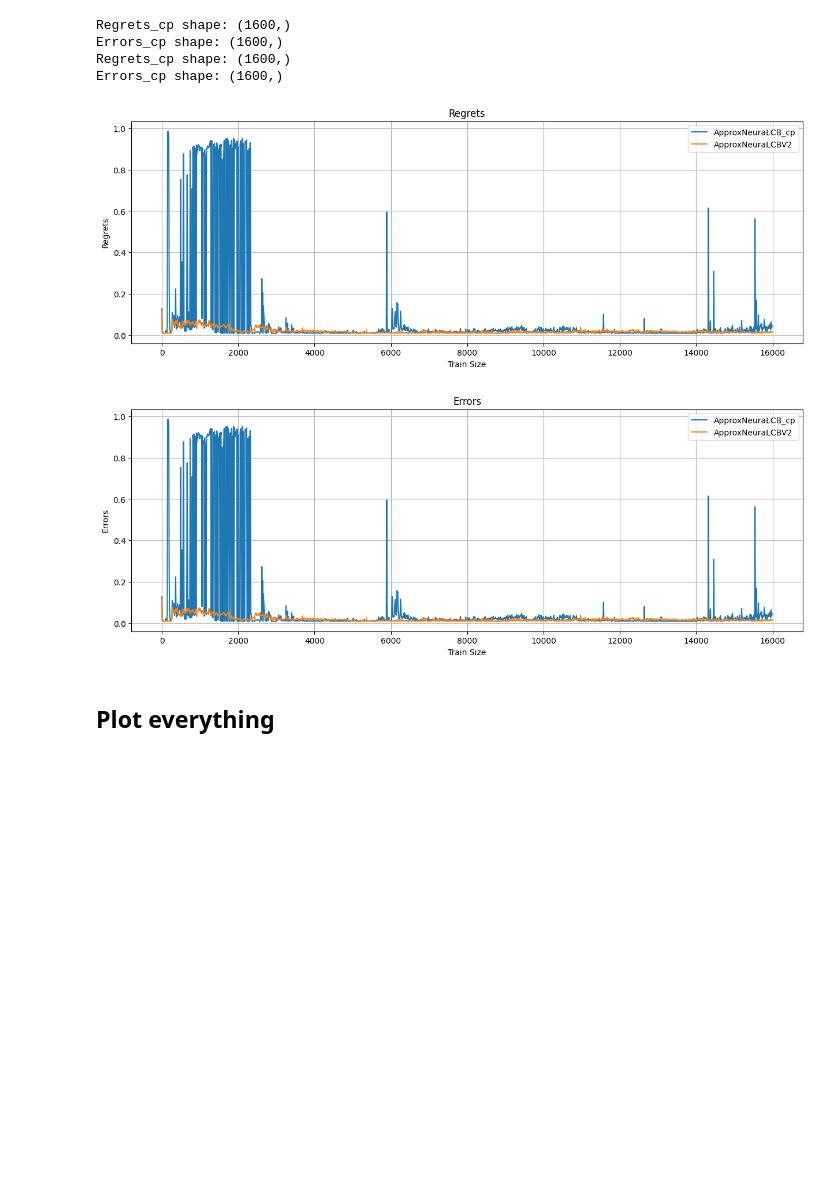
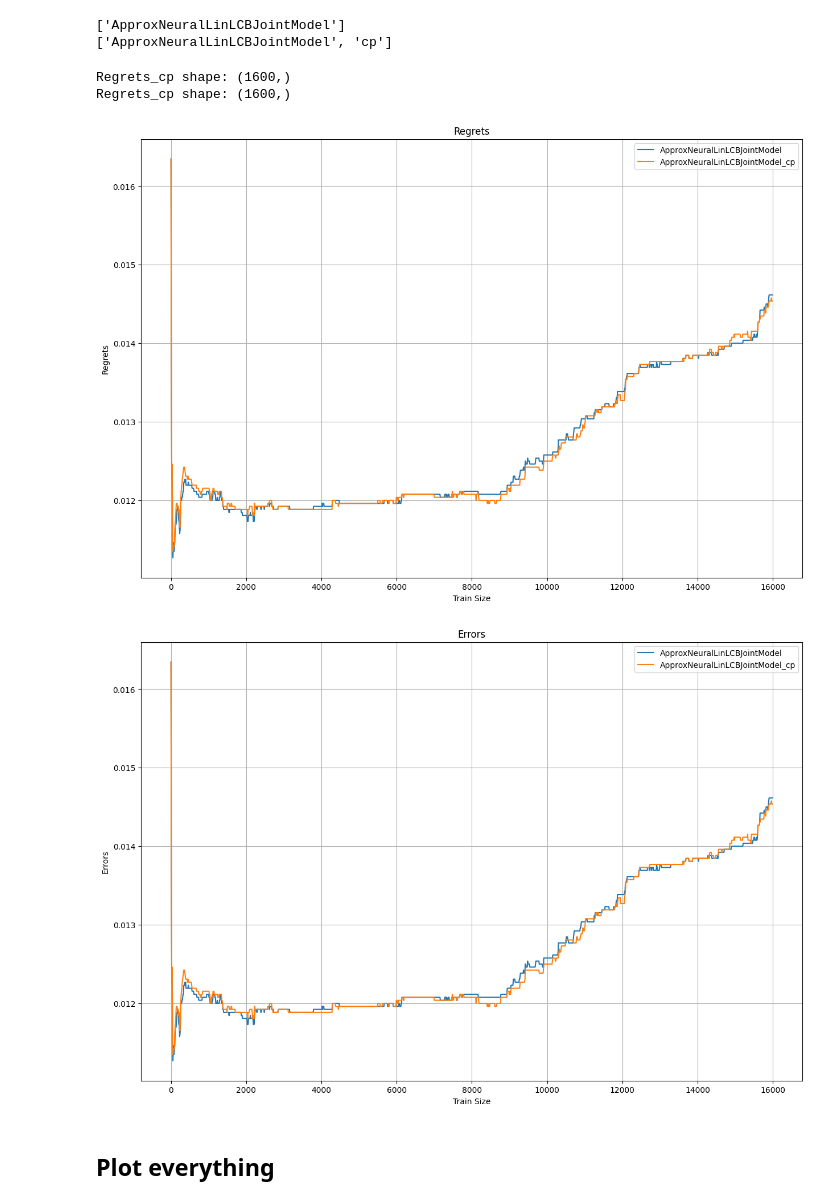
Before and after one commit to Annie983284450-1/NeuralLCB_C, a Jupyter notebook: plot_realworld.ipynb, the cells around one changed output. Cells and saved outputs as stored; diff of their text form; code cells hidden in the pictures; blank space fills up the shorter version.

```diff
--- a/plot_realworld.ipynb
+++ b/plot_realworld.ipynb
@@ -123,6 +124,13 @@ res_dir = os.path.join(f'../neuralcb_results/sim{sim}/trainwins_{num_train_sepsi
 # ApproxNeuraLCB_cp_df['train_size'] =  np.arange(1, 16000, 10)
 # algo_prefix_csv = f'{ApproxNeuraLCB_cp}-gridsearch_epochs={num_steps}_m={min(layer_sizes)}_layern={layer_n}_buffer={buffer_s}_bs={batch_size}_lr={lr}_beta={beta}_lambda={lambd}_lambda0={lambd0}.csv'
 # ApproxNeuraLCB_cp_df.to_csv(os.path.join(res_dir, algo_prefix_csv), index=False)
+# %%
+experts = ['ApproxNeuralLinLCBJointModel','ApproxNeuralLinLCBJointModel_cp']
+for algo_group in experts:
+    print(algo_group.split('_'))
+# %% [output]
+['ApproxNeuralLinLCBJointModel']
+['ApproxNeuralLinLCBJointModel', 'cp']
 # %%
 # def plot_sepsis_bmode():
 # sepsis_path = './results/trainwins_50_testwins_5/sepsis_d=13_a=2_pi=eps-greedy0.1_std=0.01'
@@ -133,63 +141,67 @@ res_dir = os.path.join(f'../neuralcb_results/sim{sim}/trainwins_{num_train_sepsi
 import pandas as pd
 
 # cp_experts = ['ApproxNeuraLCB_cp', 'ExactNeuraLCBV2_cp', 'NeuralGreedyV2_cp', 'ApproxNeuralLinLCBV2_cp', 'ExactNeuralLinLCBV2_cp']
-# experts = ['NeuralGreedyV2_cp', 'ApproxNeuralLinLCBV2_cp', 'ApproxNeuralLinLCBJointModel_cp','ApproxNeuraLCB_cp', 'NeuralGreedyV2',  'ApproxNeuraLCBV2']
+# experts = ['NeuralGreedyV2_cp', 'ApproxNeuralLinLCBV2_cp', 'ApproxNeuralLinLCBJointModel_cp']
 # nocp_experts = ['NeuralGreedyV2', 'ApproxNeuralLinLCBV2', 'ApproxNeuralLinLCBJointModel','ApproxNeuraLCBV2']
-experts = ['NeuralGreedyV2_cp', 'NeuralGreedyV2']
-experts = ['ApproxNeuraLCB_cp', 'ApproxNeuraLCBV2']
+# experts = ['NeuralGreedyV2_cp', 'NeuralGreedyV2']
+# experts = ['ApproxNeuraLCB_cp', 'ApproxNeuraLCBV2']
 # experts = ['ApproxNeuralLinLCBV2','ApproxNeuralLinLCBV2_cp' ]
-
-
-plt.figure(figsize = (15,5))
+experts = ['ApproxNeuralLinLCBJointModel','ApproxNeuralLinLCBJointModel_cp']
+# experts = ['NeuralGreedyV2',  'ApproxNeuralLinLCBJointModel','ApproxNeuraLCBV2','ApproxNeuraLCB_cp']
+width = 15
+height = 10
+num_split = 1
+len2plot = 1600
+plt.figure(figsize = (width,height))
 for algo_group in experts:
-    algo_prefix = f'{algo_group}-gridsearch_epochs={num_steps}_m={min(layer_sizes)}_layern={layer_n}_buffer={buffer_s}_bs={batch_size}_lr={lr}_beta={beta}_lambda={lambd}_lambda0={lambd0}.csv'
-    # if algo_group == 'ApproxNeuraLCB_cp'
-    #     algo_prefix = f'{algo_group}-gridsearch_epochs={num_steps}_m={min(layer_sizes)}_layern={layer_n}_buffer={buffer_s}_bs={batch_size}_lr={lr}_beta={beta}_lambda={lambd}_lambda0={lambd0}.npz'
+    if 'cp'in algo_group.split('_'):
+        algo_prefix = f'{algo_group}-gridsearch_epochs={num_steps}_m={min(layer_sizes)}_layern={layer_n}_buffer={buffer_s}_bs={batch_size}_lr={lr}_beta={beta}_lambda={lambd}_lambda0={lambd0}_B={B}.csv'
+    else:
+        algo_prefix = f'{algo_group}-gridsearch_epochs={num_steps}_m={min(layer_sizes)}_layern={layer_n}_buffer={buffer_s}_bs={batch_size}_lr={lr}_beta={beta}_lambda={lambd}_lambda0={lambd0}.csv'
 
     sepsis_path_cp = os.path.join(res_dir, algo_prefix)
-
     data_cp = pd.read_csv(sepsis_path_cp)
-
-
-    regrets_cp = data_cp['regrets']
-    errs_cp = data_cp['act_errs']
-
-    train_size = data_cp['train_size']
-
+    # len2plot = int(len(data_cp)/num_split)
+    regrets_cp = data_cp['regrets'][0:len2plot]
+    # errs_cp = data_cp['act_errs'][0:len2plot]
+    train_size = data_cp['train_size'][0:len2plot]
     print("Regrets_cp shape:", regrets_cp.shape)
-    print("Errors_cp shape:", errs_cp.shape)
+    # print("Errors_cp shape:", errs_cp.shape)
     plt.plot(train_size, regrets_cp, label=f'{algo_group}')
-
 plt.title('Regrets')
 plt.xlabel('Train Size')
 plt.ylabel('Regrets')
 plt.legend()
 plt.grid(True)
 plt.show()
 
 # Plot all errors in one figure
-plt.figure(figsize=(15, 5))
+plt.figure(figsize=(width, height))
 for algo_group in experts:
-    algo_prefix = f'{algo_group}-gridsearch_epochs={num_steps}_m={min(layer_sizes)}_layern={layer_n}_buffer={buffer_s}_bs={batch_size}_lr={lr}_beta={beta}_lambda={lambd}_lambda0={lambd0}.csv'
+    if 'cp'in algo_group.split('_'):
+        algo_prefix = f'{algo_group}-gridsearch_epochs={num_steps}_m={min(layer_sizes)}_layern={layer_n}_buffer={buffer_s}_bs={batch_size}_lr={lr}_beta={beta}_lambda={lambd}_lambda0={lambd0}_B={B}.csv'
+    else:
+        algo_prefix = f'{algo_group}-gridsearch_epochs={num_steps}_m={min(layer_sizes)}_layern={layer_n}_buffer={buffer_s}_bs={batch_size}_lr={lr}_beta={beta}_lambda={lambd}_lambda0={lambd0}.csv'
+
+
     sepsis_path_cp = os.path.join(res_dir, algo_prefix)
 
     data_cp = pd.read_csv(sepsis_path_cp)
-    errs_cp = data_cp['act_errs']
-    train_size = data_cp['train_size']
+    # len2plot = int(len(data_cp)/4)
+    errs_cp = data_cp['act_errs'][0:len2plot]
+    train_size = data_cp['train_size'][0:len2plot]
 
     plt.plot(train_size, errs_cp, label=f'{algo_group}')
 
 plt.title('Errors')
 plt.xlabel('Train Size')
 plt.ylabel('Errors')
 plt.legend()
 plt.grid(True)
 plt.show()
 # %% [output]
 Regrets_cp shape: (1600,)
-Errors_cp shape: (1600,)
 Regrets_cp shape: (1600,)
-Errors_cp shape: (1600,)
-[figure, old version]
+[figure, new version]
-[figure, old version]
+[figure, new version]
 # %%
```
Also changed, not shown: parts of 4 cells of this notebook, 4 other files.
